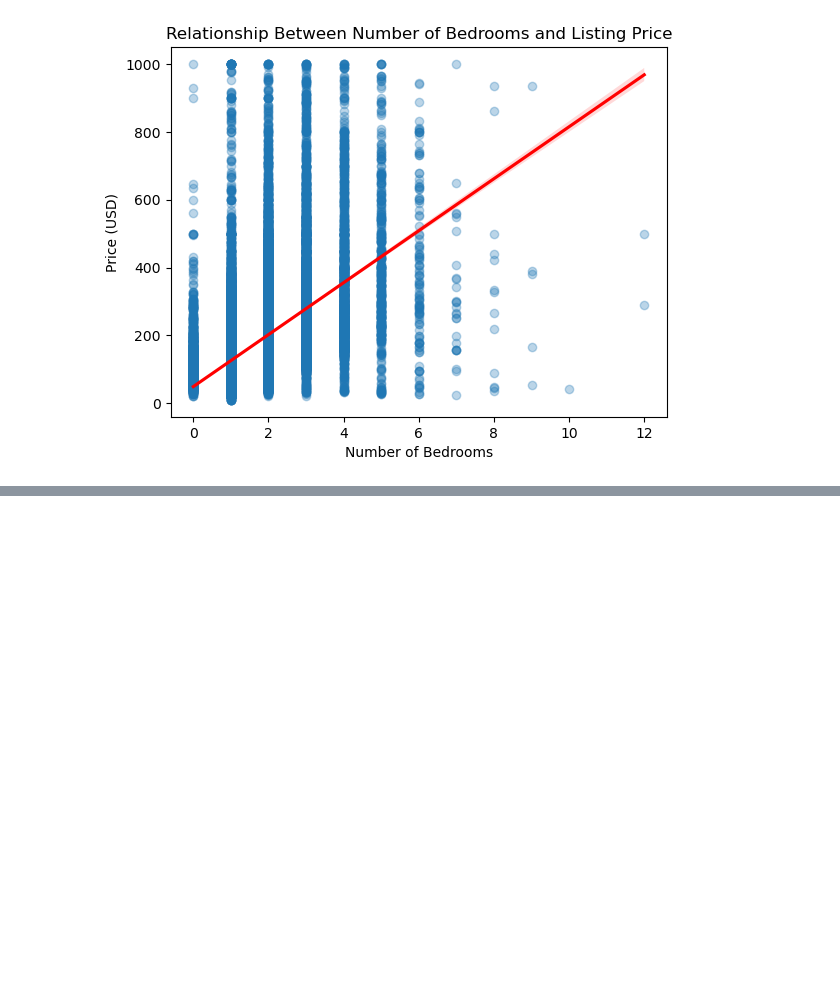
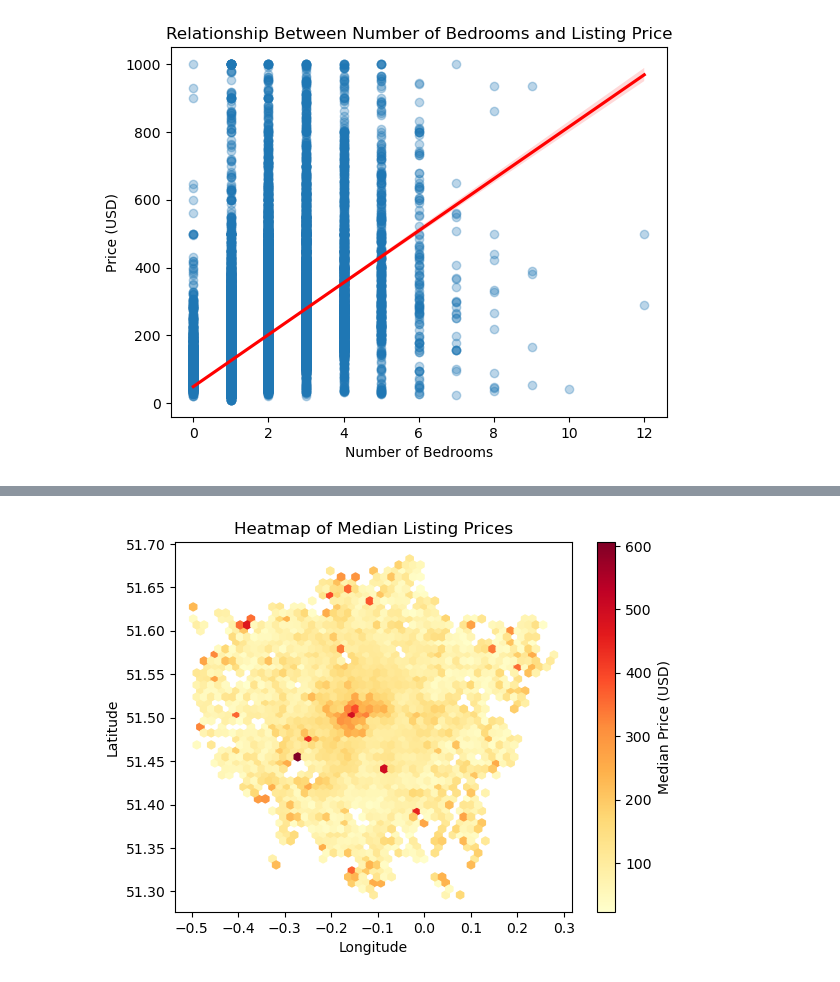
Before and after one commit to ft347/empirical-project, a Jupyter notebook: notebooks/03_data_analysis.ipynb, the cells around one changed output, grey strips where cells are left out. Cells and saved outputs as stored; diff of their text form; code cells hidden in the pictures; blank space fills up the shorter version.

```diff
--- a/notebooks/03_data_analysis.ipynb
+++ b/notebooks/03_data_analysis.ipynb
@@ -87,0 +120,19 @@ plt.show()
+# %%
+# Create heatmap
+plt.hexbin(df['longitude'], df['latitude'], C=df['price'], gridsize=50, cmap='YlOrRd', reduce_C_function=np.median)
+
+# Add legend
+plt.colorbar(label='Median Price (USD)')
+
+# Add labels
+plt.title("Heatmap of Median Listing Prices")
+plt.xlabel("Longitude")
+plt.ylabel("Latitude")
+
+# Save figure
+plt.savefig("../figures/03_longitude_latitude.png")
+
+# Show figure
+plt.show()
+# %% [output]
+[figure, added]
```
Also changed, not shown: parts of 4 cells of this notebook, 7 other files.
